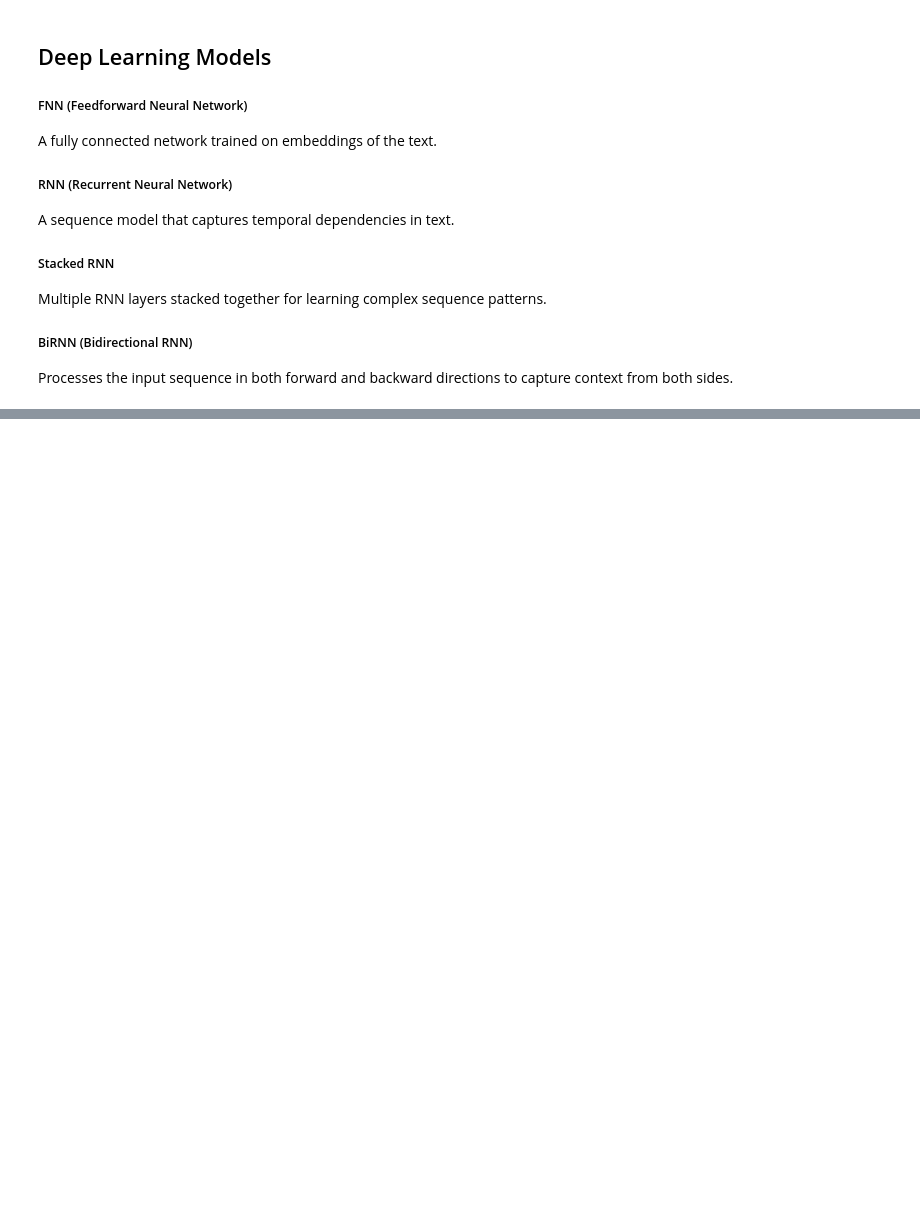
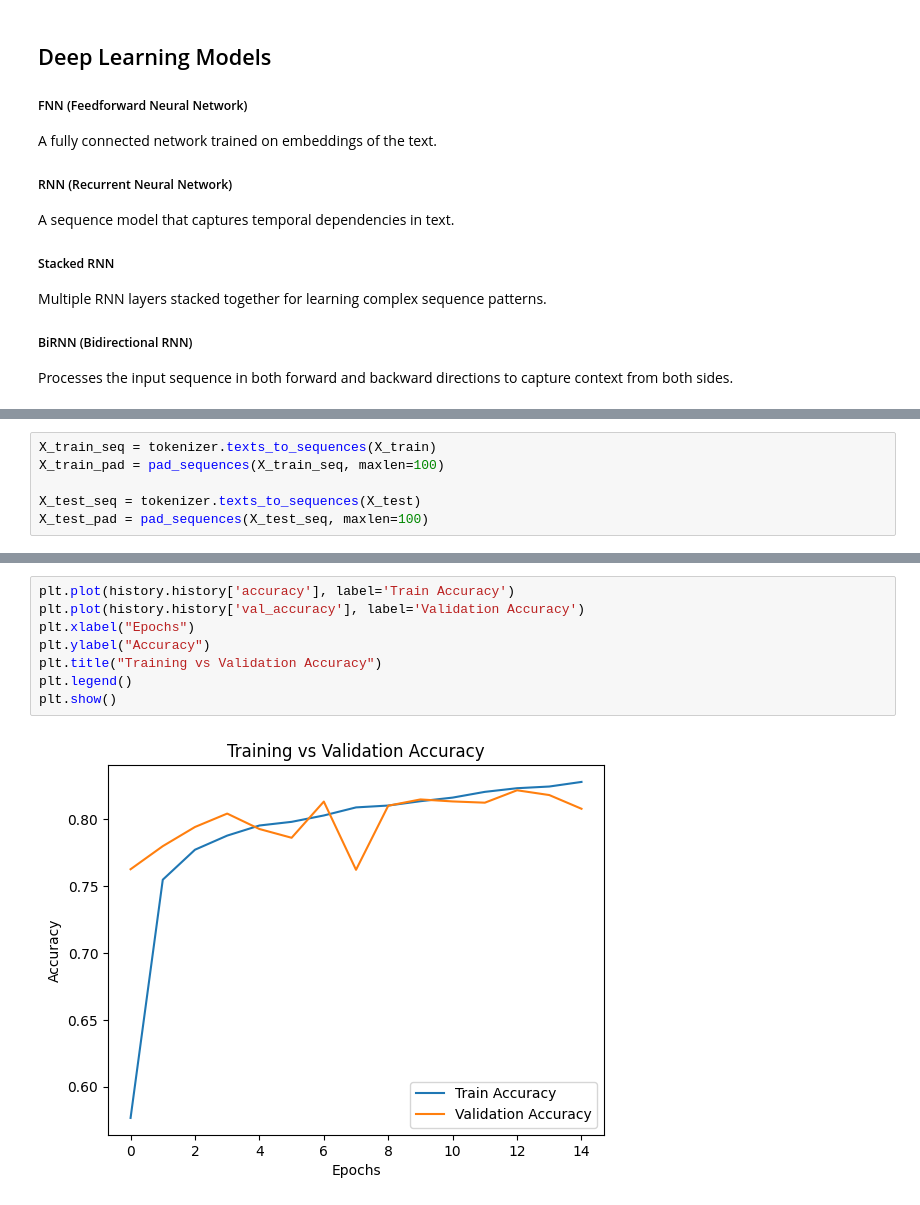
Before and after one commit to ushaaaa33/Sentiment_Analysis, a Jupyter notebook: sentiment.ipynb, the cells around one changed output, grey strips where cells are left out. Saved outputs shown, nothing was run; the diff lists cells and outputs as text; blank space fills up the shorter version.

```diff
--- a/sentiment.ipynb
+++ b/sentiment.ipynb
@@ -434,0 +450,6 @@ Processes the input sequence in both forward and backward directions to capture
+# %%
+X_train_seq = tokenizer.texts_to_sequences(X_train)
+X_train_pad = pad_sequences(X_train_seq, maxlen=100)
+
+X_test_seq = tokenizer.texts_to_sequences(X_test)
+X_test_pad = pad_sequences(X_test_seq, maxlen=100)
@@ -434,0 +624,10 @@ Processes the input sequence in both forward and backward directions to capture
+# %%
+plt.plot(history.history['accuracy'], label='Train Accuracy')
+plt.plot(history.history['val_accuracy'], label='Validation Accuracy')
+plt.xlabel("Epochs")
+plt.ylabel("Accuracy")
+plt.title("Training vs Validation Accuracy")
+plt.legend()
+plt.show()
+# %% [output]
+[figure, added]
```
Also changed, not shown: parts of 45 cells of this notebook, 5 other files.
